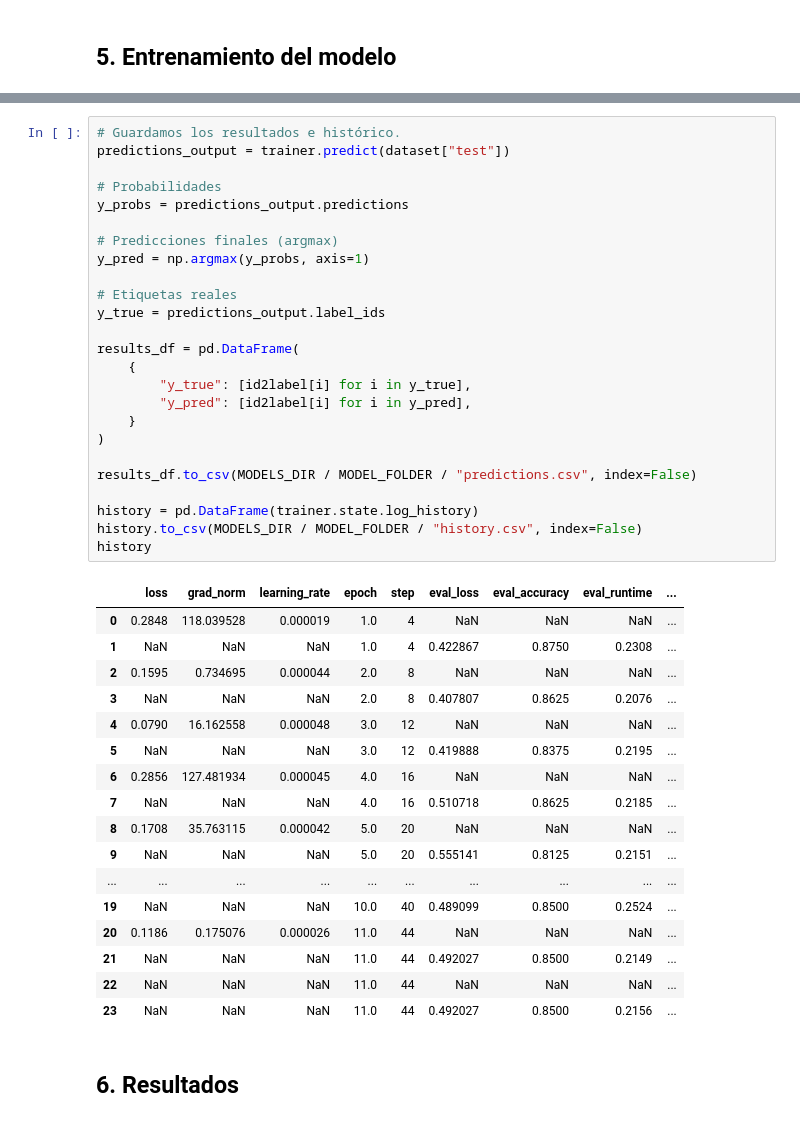
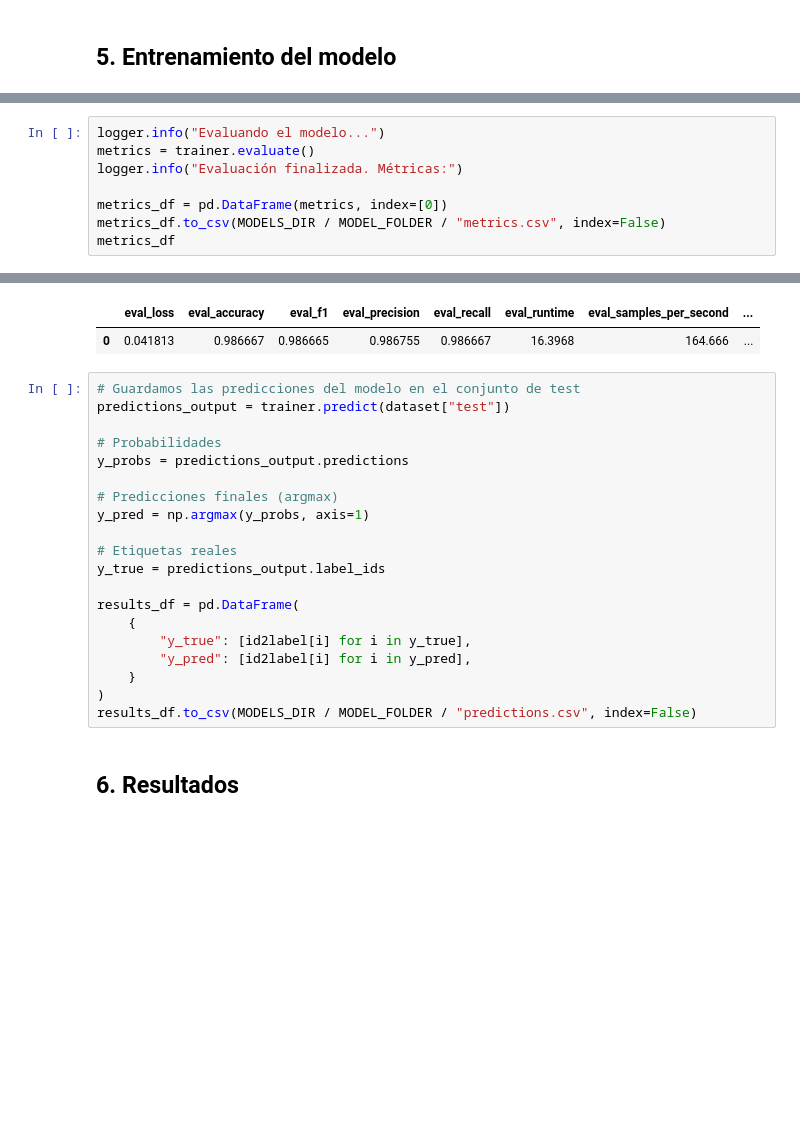
Before and after one commit to brunomaso1/vision-transformer, a Jupyter notebook: notebooks/swinv2.ipynb, the cells around one changed output, grey strips where cells are left out. Cells and saved outputs as stored; diff of their text form; blank space fills up the shorter version.

```diff
--- a/notebooks/swinv2.ipynb
+++ b/notebooks/swinv2.ipynb
@@ -446,0 +507,9 @@ pprint(metrics)
+# %%
+logger.info("Evaluando el modelo...")
+metrics = trainer.evaluate()
+logger.info("Evaluación finalizada. Métricas:")
+
+metrics_df = pd.DataFrame(metrics, index=[0])
+metrics_df.to_csv(MODELS_DIR / MODEL_FOLDER / "metrics.csv", index=False)
+metrics_df
+# %% [output]
@@ -447,5 +519,7 @@ pprint(metrics)
+|  | eval_loss | eval_accuracy | eval_f1 | eval_precision | eval_recall | eval_runtime | eval_samples_per_second | ... |
+| 0 | 0.041813 | 0.986667 | 0.986665 | 0.986755 | 0.986667 | 16.3968 | 164.666 | ... |
 # %%
-# Guardamos los resultados e histórico.
+# Guardamos las predicciones del modelo en el conjunto de test
 predictions_output = trainer.predict(dataset["test"])
 
 # Probabilidades
@@ -463,30 +537,7 @@ results_df = pd.DataFrame(
         "y_pred": [id2label[i] for i in y_pred],
     }
 )
-
 results_df.to_csv(MODELS_DIR / MODEL_FOLDER / "predictions.csv", index=False)
-
-history = pd.DataFrame(trainer.state.log_history)
-history.to_csv(MODELS_DIR / MODEL_FOLDER / "history.csv", index=False)
-history
-# %% [output]
-|  | loss | grad_norm | learning_rate | epoch | step | eval_loss | eval_accuracy | eval_runtime | ... |
-| 0 | 0.2848 | 118.039528 | 0.000019 | 1.0 | 4 | NaN | NaN | NaN | ... |
-| 1 | NaN | NaN | NaN | 1.0 | 4 | 0.422867 | 0.8750 | 0.2308 | ... |
-| 2 | 0.1595 | 0.734695 | 0.000044 | 2.0 | 8 | NaN | NaN | NaN | ... |
-| 3 | NaN | NaN | NaN | 2.0 | 8 | 0.407807 | 0.8625 | 0.2076 | ... |
-| 4 | 0.0790 | 16.162558 | 0.000048 | 3.0 | 12 | NaN | NaN | NaN | ... |
-| 5 | NaN | NaN | NaN | 3.0 | 12 | 0.419888 | 0.8375 | 0.2195 | ... |
-| 6 | 0.2856 | 127.481934 | 0.000045 | 4.0 | 16 | NaN | NaN | NaN | ... |
-| 7 | NaN | NaN | NaN | 4.0 | 16 | 0.510718 | 0.8625 | 0.2185 | ... |
-| 8 | 0.1708 | 35.763115 | 0.000042 | 5.0 | 20 | NaN | NaN | NaN | ... |
-| 9 | NaN | NaN | NaN | 5.0 | 20 | 0.555141 | 0.8125 | 0.2151 | ... |
-| ... | ... | ... | ... | ... | ... | ... | ... | ... | ... |
-| 19 | NaN | NaN | NaN | 10.0 | 40 | 0.489099 | 0.8500 | 0.2524 | ... |
-| 20 | 0.1186 | 0.175076 | 0.000026 | 11.0 | 44 | NaN | NaN | NaN | ... |
-| 21 | NaN | NaN | NaN | 11.0 | 44 | 0.492027 | 0.8500 | 0.2149 | ... |
-| 22 | NaN | NaN | NaN | 11.0 | 44 | NaN | NaN | NaN | ... |
-| 23 | NaN | NaN | NaN | 11.0 | 44 | 0.492027 | 0.8500 | 0.2156 | ... |
 # %% [markdown]
 ## 6. Resultados <a name="resultados"></a>
 # %%
```
Also changed, not shown: parts of 15 cells of this notebook, 31 other files.
